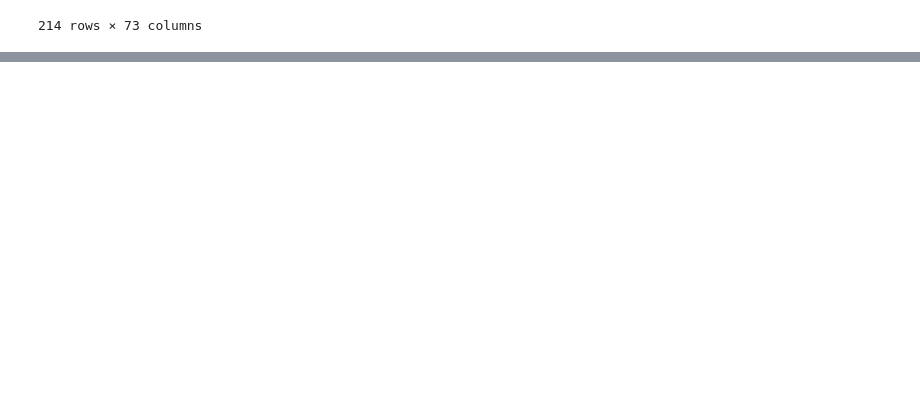
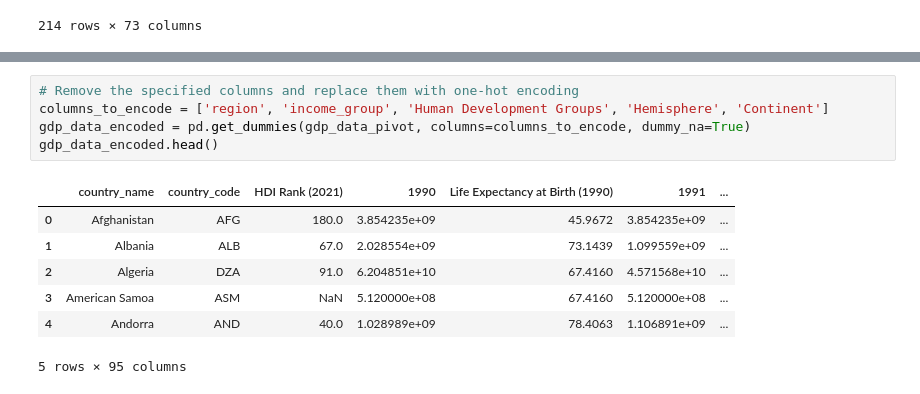
Before and after one commit to larubiano0/Parcial2-He2AI, a Jupyter notebook: GDP_script.ipynb, the cells around one changed output, grey strips where cells are left out. Drawn from its saved outputs; the diff is of its cells as text; blank space fills up the shorter version.

```diff
--- a/GDP_script.ipynb
+++ b/GDP_script.ipynb
@@ -176,0 +222,13 @@ gdp_data_pivot
+# %%
+# Remove the specified columns and replace them with one-hot encoding
+columns_to_encode = ['region', 'income_group', 'Human Development Groups', 'Hemisphere', 'Continent']
+gdp_data_encoded = pd.get_dummies(gdp_data_pivot, columns=columns_to_encode, dummy_na=True)
+gdp_data_encoded.head()
+# %% [output]
+|  | country_name | country_code | HDI Rank (2021) | 1990 | Life Expectancy at Birth (1990) | 1991 | ... |
+| 0 | Afghanistan | AFG | 180.0 | 3.854235e+09 | 45.9672 | 3.854235e+09 | ... |
+| 1 | Albania | ALB | 67.0 | 2.028554e+09 | 73.1439 | 1.099559e+09 | ... |
+| 2 | Algeria | DZA | 91.0 | 6.204851e+10 | 67.4160 | 4.571568e+10 | ... |
+| 3 | American Samoa | ASM | NaN | 5.120000e+08 | 67.4160 | 5.120000e+08 | ... |
+| 4 | Andorra | AND | 40.0 | 1.028989e+09 | 78.4063 | 1.106891e+09 | ... |
+5 rows × 95 columns
```
Also changed, not shown: parts of 4 cells of this notebook.
